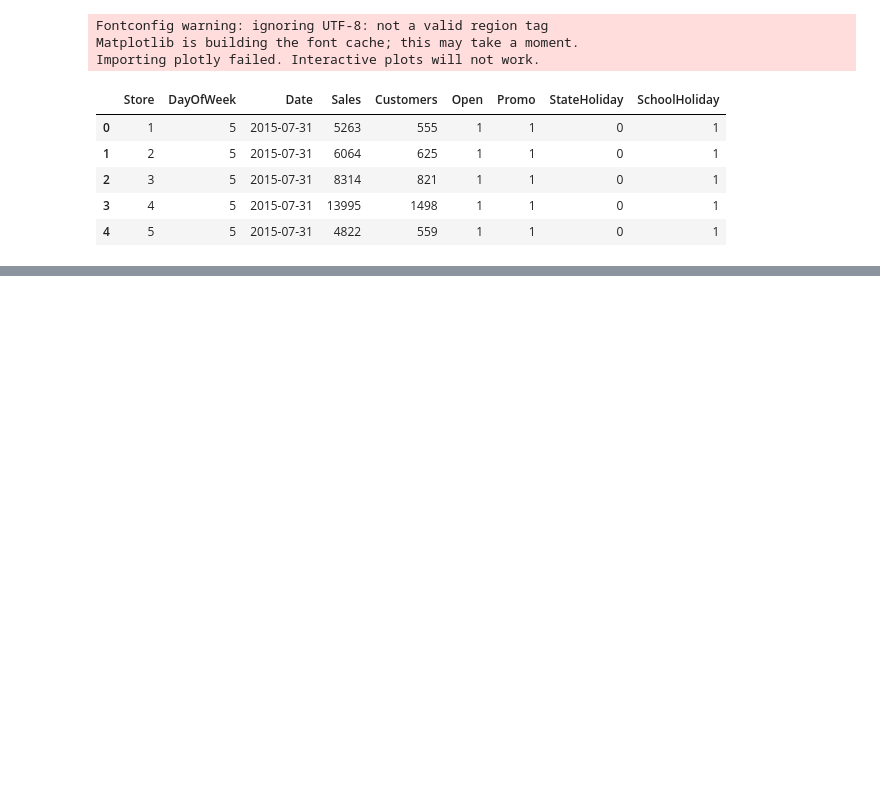
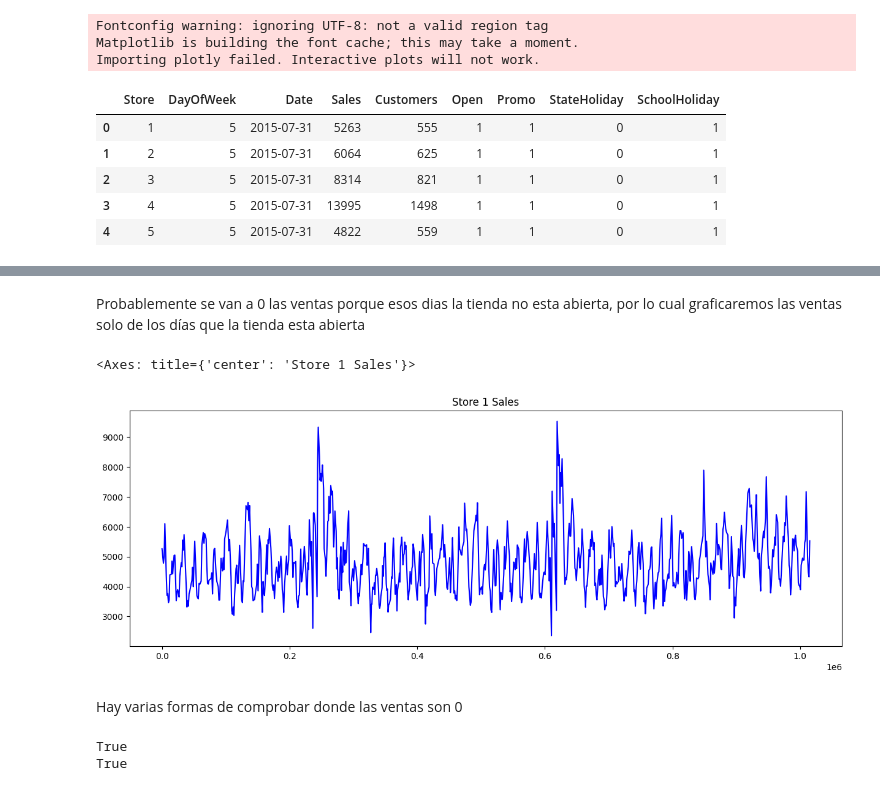
Before and after one commit to mariosanchez5/Proyectos_Machine_Learning, a Jupyter notebook: Modelo Prophet/Modelo_Prophet.ipynb, the cells around one changed output, grey strips where cells are left out. Drawn from its saved outputs; the diff is of its cells as text; code cells hidden in the pictures; blank space fills up the shorter version.

```diff
--- a/Modelo Prophet/Modelo_Prophet.ipynb
+++ b/Modelo Prophet/Modelo_Prophet.ipynb
@@ -21,0 +39,18 @@ df.head()
+# %% [markdown]
+Probablemente se van a 0 las ventas porque esos dias la tienda no esta abierta, por lo cual graficaremos las ventas solo de los días que la tienda esta abierta
+# %%
+store1[store1['Open'] > 0]['Sales'].plot(figsize=(15, 5), title='Store 1 Sales', color='blue')
+# %% [output]
+<Axes: title={'center': 'Store 1 Sales'}>
+[figure, added]
+# %% [markdown]
+Hay varias formas de comprobar donde las ventas son 0
+# %%
+sales0 = store1[store1['Sales'] == 0].index
+customers0 = store1[store1['Customers'] == 0].index
+store_closed = store1[store1['Open'] == 0].index
+print(np.all(sales0 == customers0))
+print(np.all(store_closed == customers0))
+# %% [output]
+True
+True
```
Also changed, not shown: parts of 28 cells of this notebook, 1 other file.
